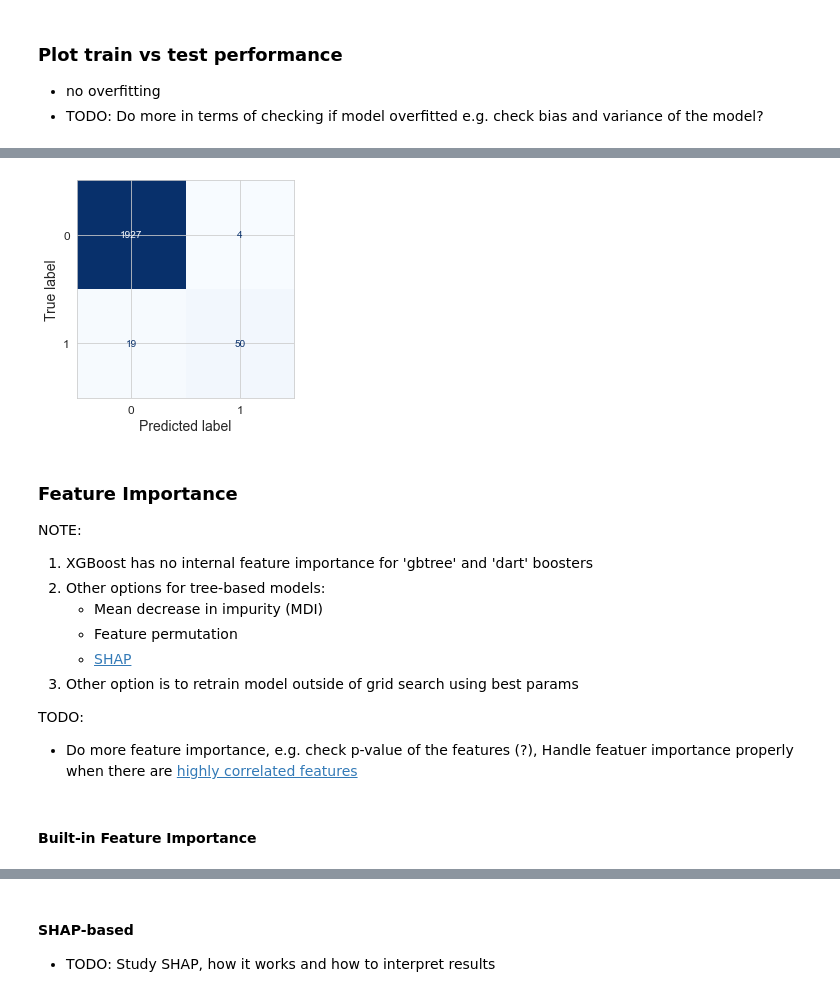
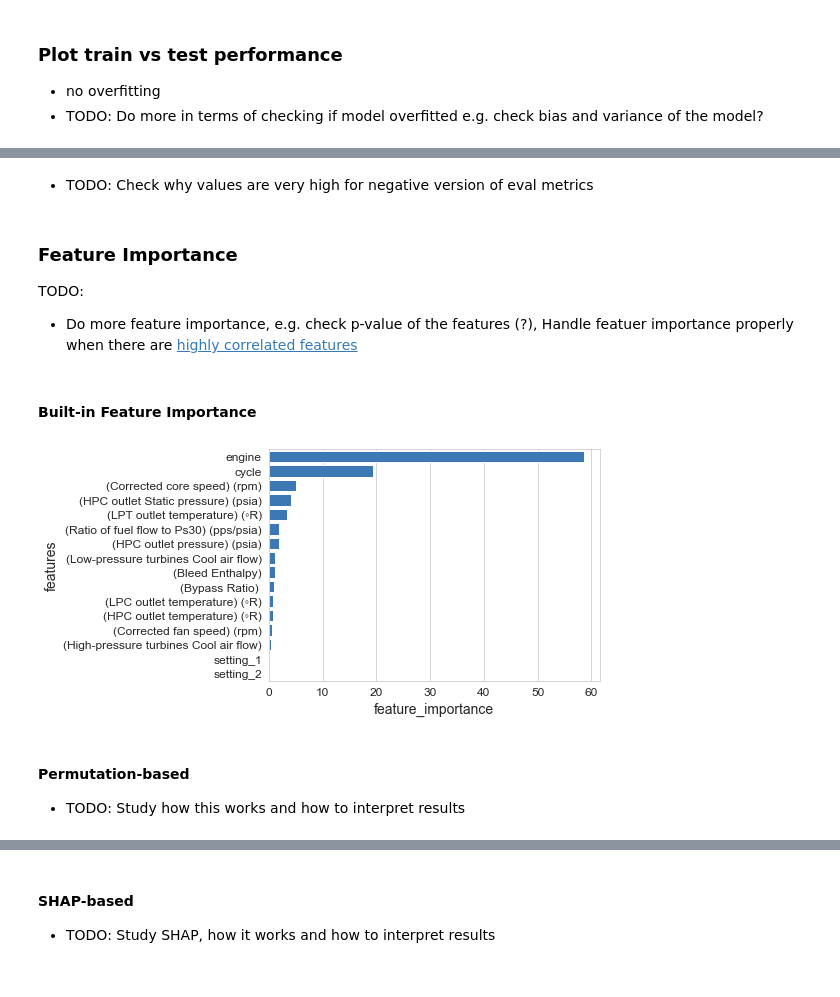
Before and after one commit to ACLCabatingan/interview-case-studies, a Jupyter notebook: 06_predictive_maintenance/remaining_useful_life.ipynb, the cells around one changed output, grey strips where cells are left out. Drawn from its saved outputs; the diff is of its cells as text; code cells hidden in the pictures.

```diff
--- a/06_predictive_maintenance/remaining_useful_life.ipynb
+++ b/06_predictive_maintenance/remaining_useful_life.ipynb
@@ -771,20 +696,8 @@ plot_roc_(fpr_b,tpr_b,roc_auc_b)
-# %%
-ax = ConfusionMatrixDisplay.from_predictions(
-    y_test, y_pred, colorbar=False, cmap='Blues')#, normalize='true')
-# %% [output]
-[figure, removed]
+# %% [markdown]
+- TODO: Check why values are very high for negative version of eval metrics
 # %% [markdown]
 ### Feature Importance
 
-NOTE:
-1. XGBoost has no internal feature importance for 'gbtree' and 'dart' boosters
-2. Other options for tree-based models:
-    - Mean decrease in impurity (MDI)
-    - Feature permutation
-    - [SHAP](https://shap.readthedocs.io/en/latest/index.html)
-3. Other option is to retrain model outside of grid search using best params
-
-
 TODO:
 - Do more feature importance, e.g. check p-value of the features (?), Handle featuer importance properly when there are [highly correlated features](https://scikit-learn.org/stable/auto_examples/inspection/plot_permutation_importance_multicollinear.html#sphx-glr-auto-examples-inspection-plot-permutation-importance-multicollinear-py)
 # %% [markdown]
@@ -794,0 +705,19 @@ TODO:
+# %%
+# XGBoost has no built-in feature importance for 'gbtree' booster
+df_ = pd.DataFrame(
+    final_model.get_feature_importance(),
+    columns=['feature_importance'],
+    index = x_train.columns) \
+        .sort_values(by=['feature_importance'], ascending=False)
+df_.index.name = 'features'
+df_.reset_index(inplace=True)
+
+plt.figure(figsize=(8, 4))
+sns.barplot(y=df_['features'], x=df_['feature_importance'], orient='h', color=CLRS['lblue'])
+plt.tight_layout()
+# %% [output]
+[figure, added]
+# %% [markdown]
+#### Permutation-based
+
+- TODO: Study how this works and how to interpret results
```
Also changed, not shown: parts of 48 cells of this notebook.
